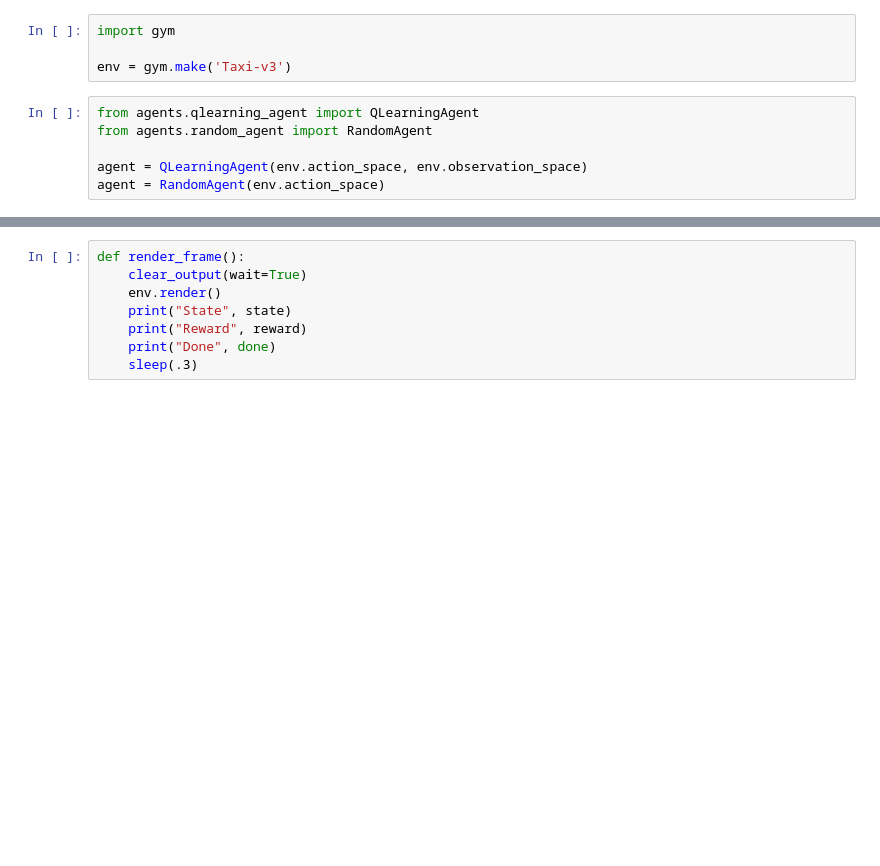
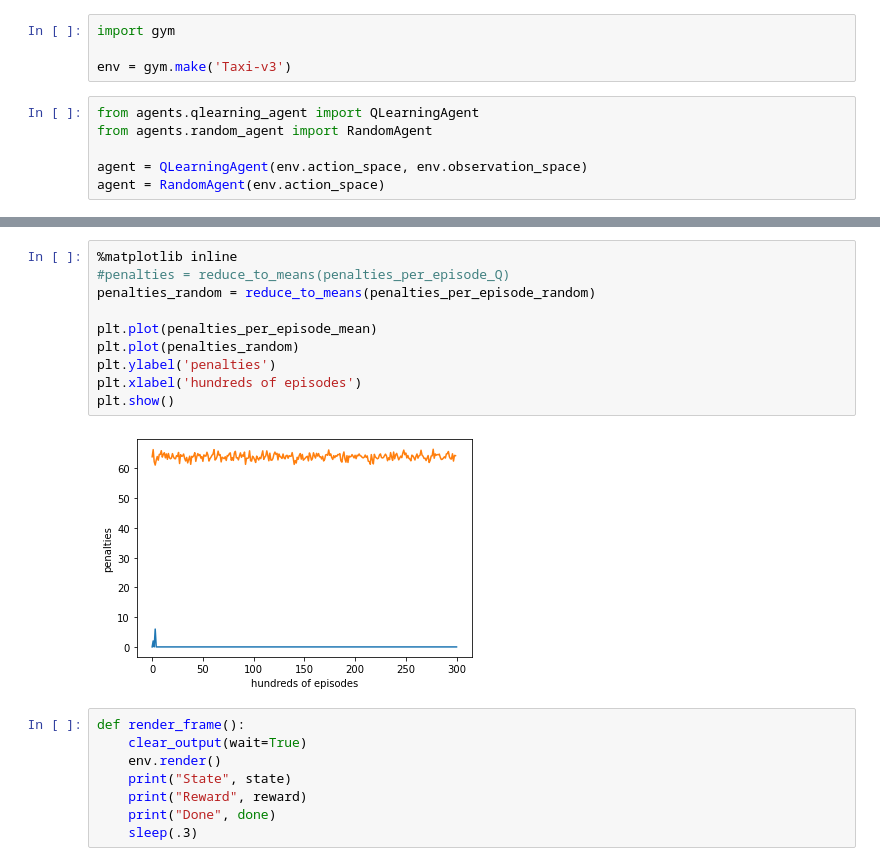
Before and after one commit to ranzuh/taxi-rl, a Jupyter notebook: notebook.ipynb, the cells around one changed output, grey strips where cells are left out. Saved outputs shown, nothing was run; the diff lists cells and outputs as text; blank space fills up the shorter version.

```diff
--- a/notebook.ipynb
+++ b/notebook.ipynb
@@ -128,3 +183,15 @@ plt.show()
+# %%
+%matplotlib inline
+#penalties = reduce_to_means(penalties_per_episode_Q)
+penalties_random = reduce_to_means(penalties_per_episode_random)
+
+plt.plot(penalties_per_episode_mean)
+plt.plot(penalties_random)
+plt.ylabel('penalties')
+plt.xlabel('hundreds of episodes')
+plt.show()
+# %% [output]
+[figure, added]
 # %%
 def render_frame():
     clear_output(wait=True)
```
Also changed, not shown: parts of 9 cells of this notebook, 2 other files.
